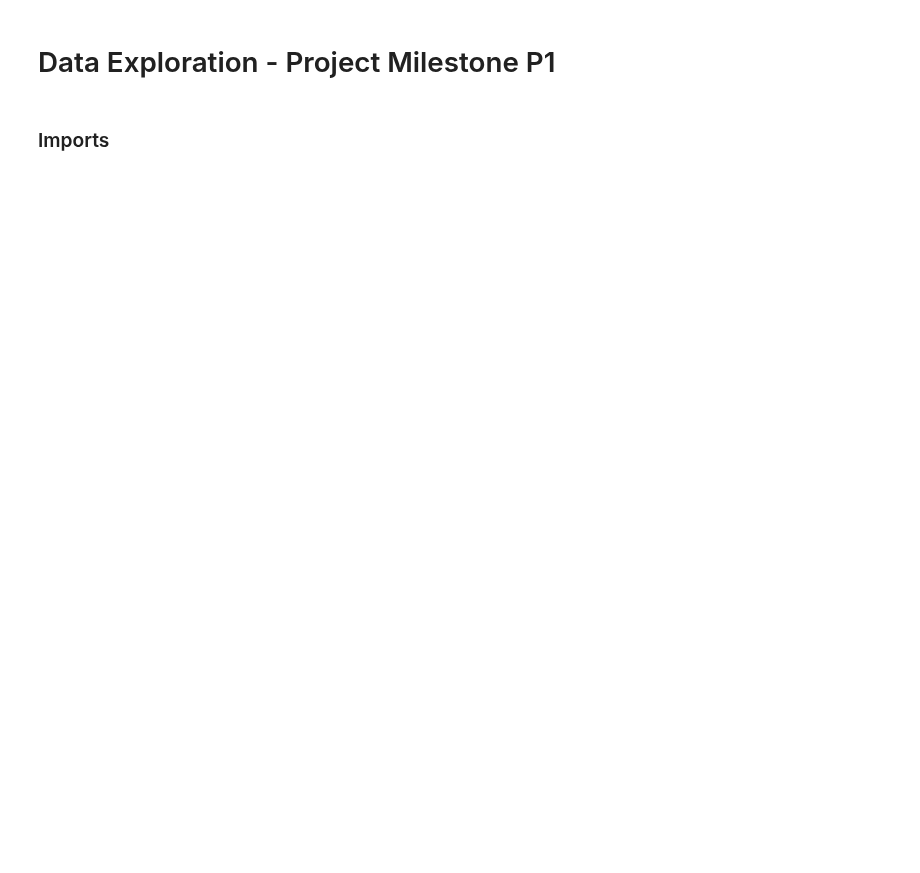
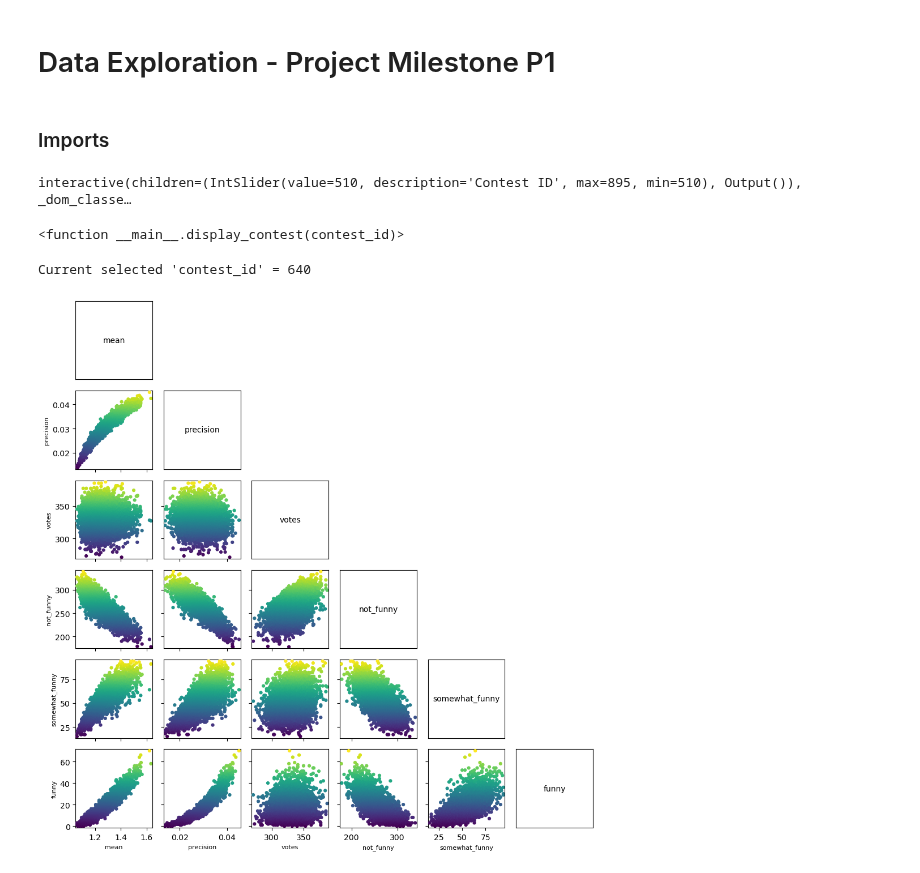
Before and after one commit to epfl-ada/ada-2025-project-json-derulo, a Jupyter notebook: src/Jeremy/data_exploration.ipynb, the cells around one changed output. Saved outputs shown, nothing was run; the diff lists cells and outputs as text; code cells hidden in the pictures; blank space fills up the shorter version.

Commit message:
Added & Updated Jeremy files:  - data_exploration.ipynb  - visualization: added functions (plot_df_pairgrid, ..)

```diff
--- a/src/Jeremy/data_exploration.ipynb
+++ b/src/Jeremy/data_exploration.ipynb
@@ -14,7 +20,7 @@ from ipywidgets import interact, IntSlider
 from IPython.display import display, Markdown, Image
 # %%
 # Load the JSON file
-file_path = "/Users/jeremyserillon/Desktop/Project_ADA/data/newyorker_caption_contest/contests.json"
+file_path = "../../data/newyorker_caption_contest/contests.json"
 with open(file_path, "r") as file:
     contests = json.load(file)
 
@@ -63,21 +69,28 @@ interact(
         description="Contest ID"
     )
 )
+# %% [output]
+interactive(children=(IntSlider(value=510, description='Contest ID', max=895, min=510), Output()), _dom_classe…
+<function __main__.display_contest(contest_id)>
 # %%
 print("Current selected 'contest_id' =", current_selected_id)
 
 # Load corresponding CSV file
 if current_selected_id is not None:
     contest_row = contests_df[contests_df["contest_id"] == current_selected_id]
     if not contest_row.empty:
         csv_rel_path = contest_row.iloc[0]["data"]
         csv_path = os.path.join(os.path.dirname(file_path), csv_rel_path)
         if os.path.exists(csv_path):
             df_current = pd.read_csv(csv_path)
-            display(df_current.head())
+            plot_df_pairgrid(df_current, cols=["mean","precision","votes","not_funny", "somewhat_funny", "funny"], trace="none", cmap="viridis",
+                 figsize=(10,10), include_upper=False, diagonal="name")
         else:
             print(f"CSV file not found at {csv_path}")
     else:
         print(f"No contest found for contest_id {current_selected_id}")
 else:
     print("No contest_id selected.")
+# %% [output]
+Current selected 'contest_id' = 640
+[figure, added]
```
Also changed, not shown: parts of 4 cells of this notebook, 2 other files.
